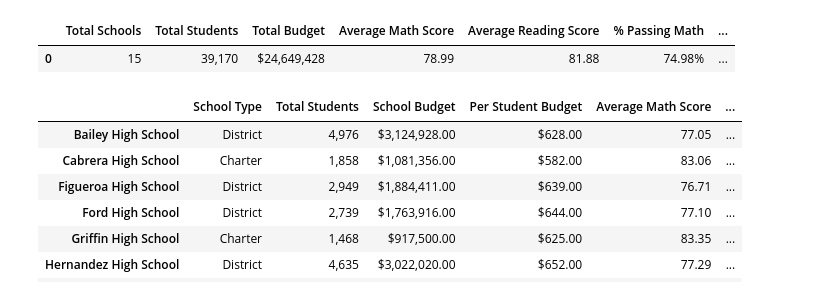
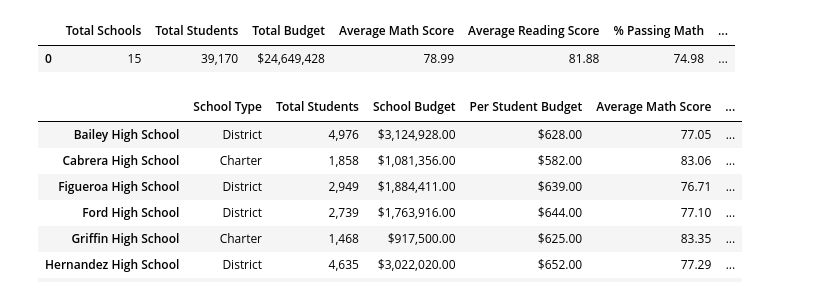
Before and after one commit to rebekahcallkacz/pandas-challenge, a Jupyter notebook: PyCitySchools/main.ipynb, the cells around one changed output. Cells and saved outputs as stored; diff of their text form; code cells hidden in the pictures.

Commit message:
made formatting consistent

```diff
--- a/PyCitySchools/main.ipynb
+++ b/PyCitySchools/main.ipynb
@@ -43,40 +43,41 @@ percPassingRead = totalPassingRead/totalStudents*100
 passingOnly = school_data_complete.loc[(school_data_complete['math_score']>=70)&(school_data_complete['reading_score']>=70), 'Student ID'].count()
 percPassOnly = passingOnly/totalStudents*100
 
 #Dataframe of results
 district_summary_df = pd.DataFrame({
     'Total Schools': [totalSchools],
     'Total Students': [totalStudents],
     'Total Budget': [totalBudget],
     'Average Math Score': [avgMath],
     'Average Reading Score': [avgReading],
     '% Passing Math': [percPassingMath],
     '% Passing Reading': [percPassingRead],
     '% Overall Passing': [percPassOnly]
 })
 
 #Format the output
 dist_sum_df_format = district_summary_df.copy()
 
 dist_sum_df_format['Total Students'] = dist_sum_df_format['Total Students'].map('{:,}'.format)
 
 dist_sum_df_format['Total Budget'] = dist_sum_df_format['Total Budget'].map('${:,}'.format)
 
-dist_sum_df_format[['Average Math Score', 'Average Reading Score']] = dist_sum_df_format[[
+dist_sum_df_format[['Average Math Score',
+                    'Average Reading Score',
+                    '% Passing Math',
+                    '% Passing Reading',
+                    '% Overall Passing']] = dist_sum_df_format[[
     'Average Math Score',
-    'Average Reading Score'
-]].applymap('{:.2f}'.format)
-
-dist_sum_df_format[['% Passing Math', '% Passing Reading', '% Overall Passing']] = dist_sum_df_format[[
+    'Average Reading Score',
     '% Passing Math',
     '% Passing Reading',
     '% Overall Passing'
-]].applymap('{:.2f}%'.format)
+]].applymap('{:.2f}'.format)
 
 dist_sum_df_format
 # %% [output]
 |  | Total Schools | Total Students | Total Budget | Average Math Score | Average Reading Score | % Passing Math | ... |
-| 0 | 15 | 39,170 | $24,649,428 | 78.99 | 81.88 | 74.98% | ... |
+| 0 | 15 | 39,170 | $24,649,428 | 78.99 | 81.88 | 74.98 | ... |
 # %%
 #School Summary
 
```
Also changed, not shown: parts of 1 cell of this notebook.
